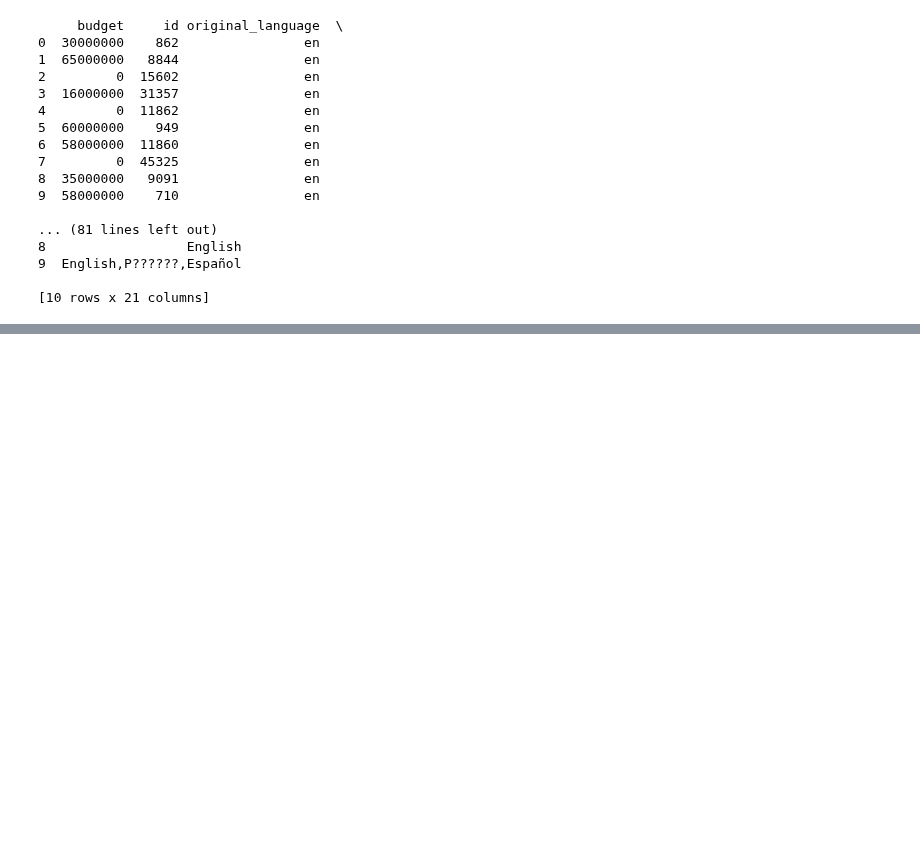
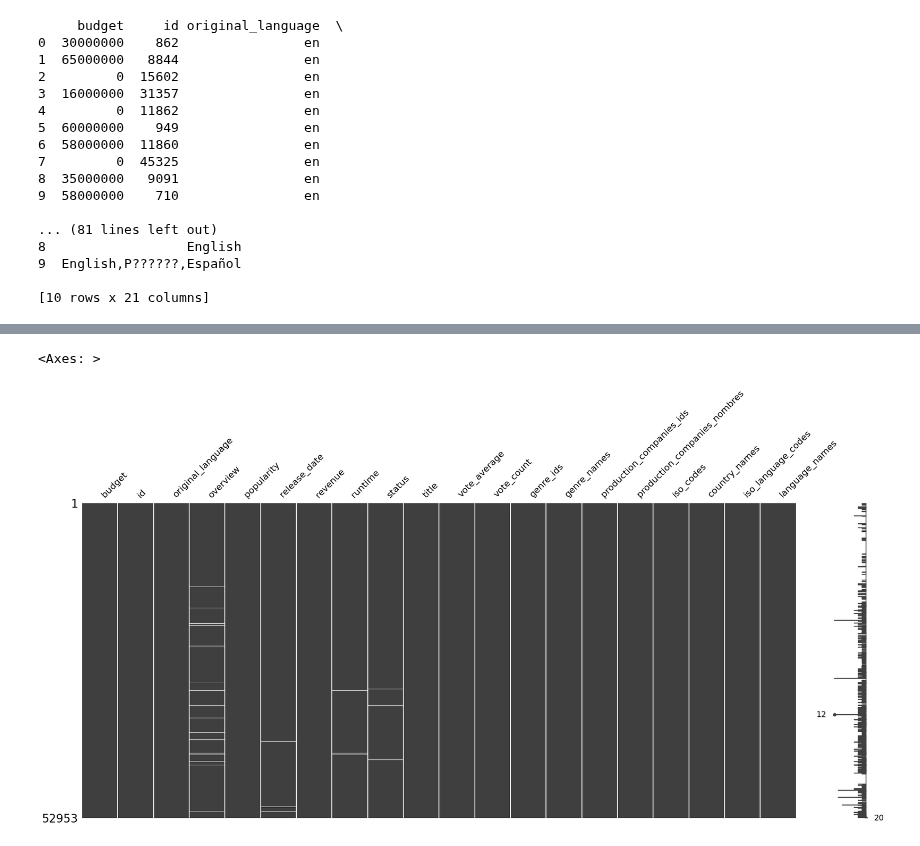
Before and after one commit to Lucaramallo/PI1_MLOps_Sistema_de_Recomendacion_Movies_ML, a Jupyter notebook: ETLs/ETL Movies/ETL Movies.ipynb, the cells around one changed output, grey strips where cells are left out. Saved outputs shown, nothing was run; the diff lists cells and outputs as text; code cells hidden in the pictures; blank space fills up the shorter version.

```diff
--- a/ETLs/ETL Movies/ETL Movies.ipynb
+++ b/ETLs/ETL Movies/ETL Movies.ipynb
@@ -493,0 +561,7 @@ df_movies[['iso_language_codes','language_names']].head(50)
+# %%
+df_movies = df_movies.drop_duplicates()
+# %%
+msno.matrix(df_movies)
+# %% [output]
+<Axes: >
+[figure, added]
```
Also changed, not shown: parts of 26 cells of this notebook.
